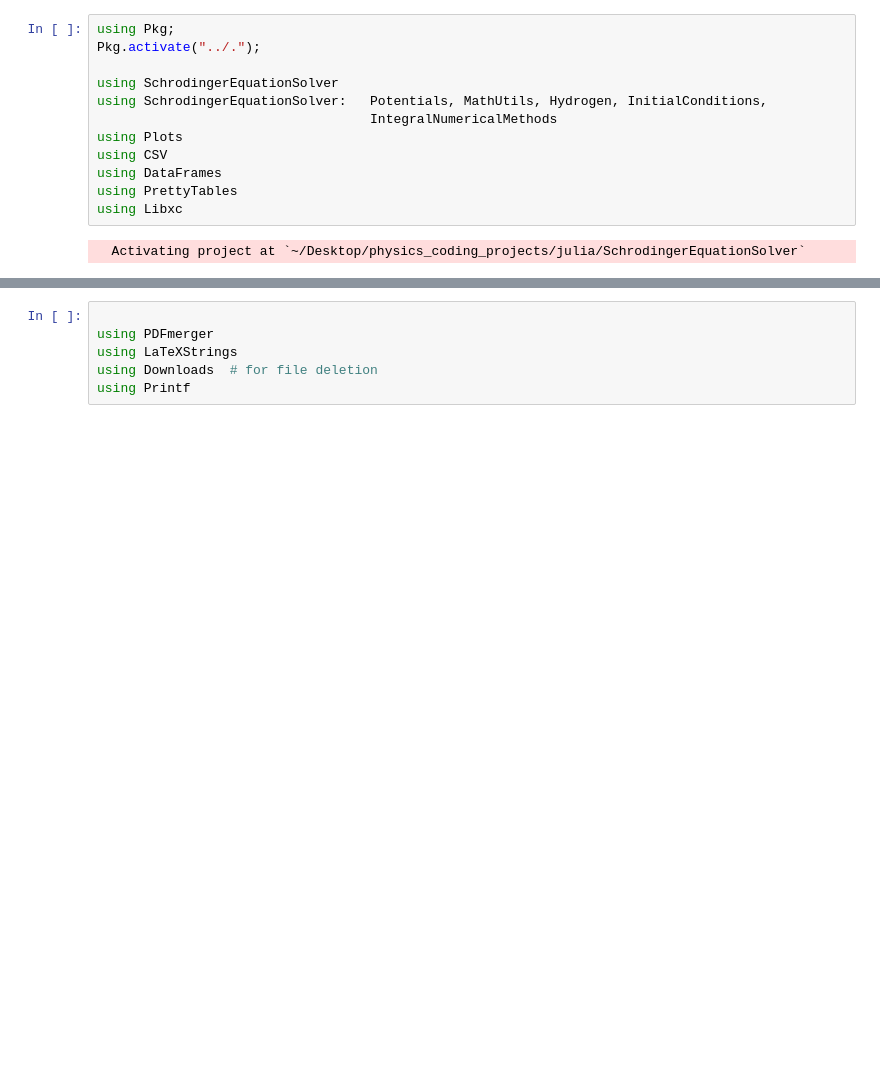
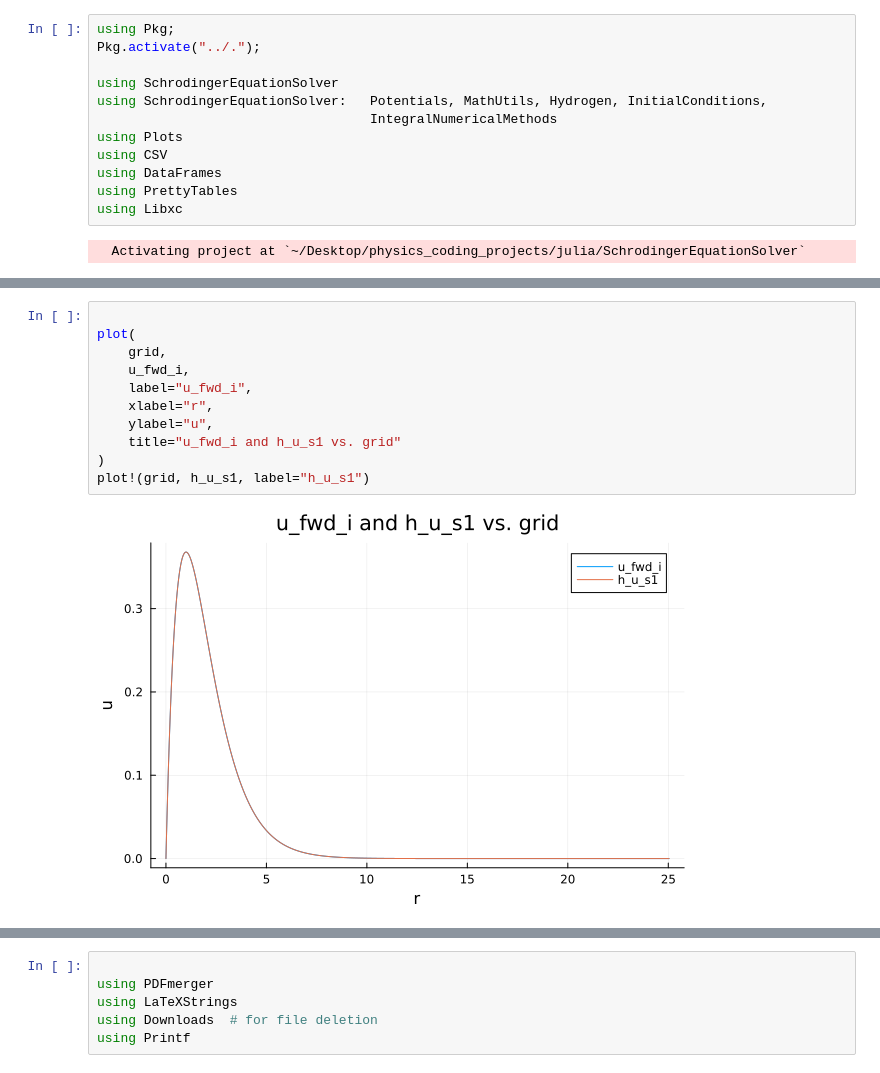
Before and after one commit to zeledon14/SchrodingerEquationSolver.jl, a Jupyter notebook: numerical_debugging/simplification_grids.ipynb, the cells around one changed output, grey strips where cells are left out. Drawn from its saved outputs; the diff is of its cells as text; blank space fills up the shorter version.

```diff
--- a/numerical_debugging/simplification_grids.ipynb
+++ b/numerical_debugging/simplification_grids.ipynb
@@ -60,0 +110,13 @@ u_fwd[1:10]
+# %%
+
+plot(
+    grid,
+    u_fwd_i,
+    label="u_fwd_i",
+    xlabel="r",
+    ylabel="u",
+    title="u_fwd_i and h_u_s1 vs. grid"
+)
+plot!(grid, h_u_s1, label="h_u_s1")
+# %% [output]
+[figure, added]
```
Also changed, not shown: parts of 13 cells of this notebook, 9 other files.
